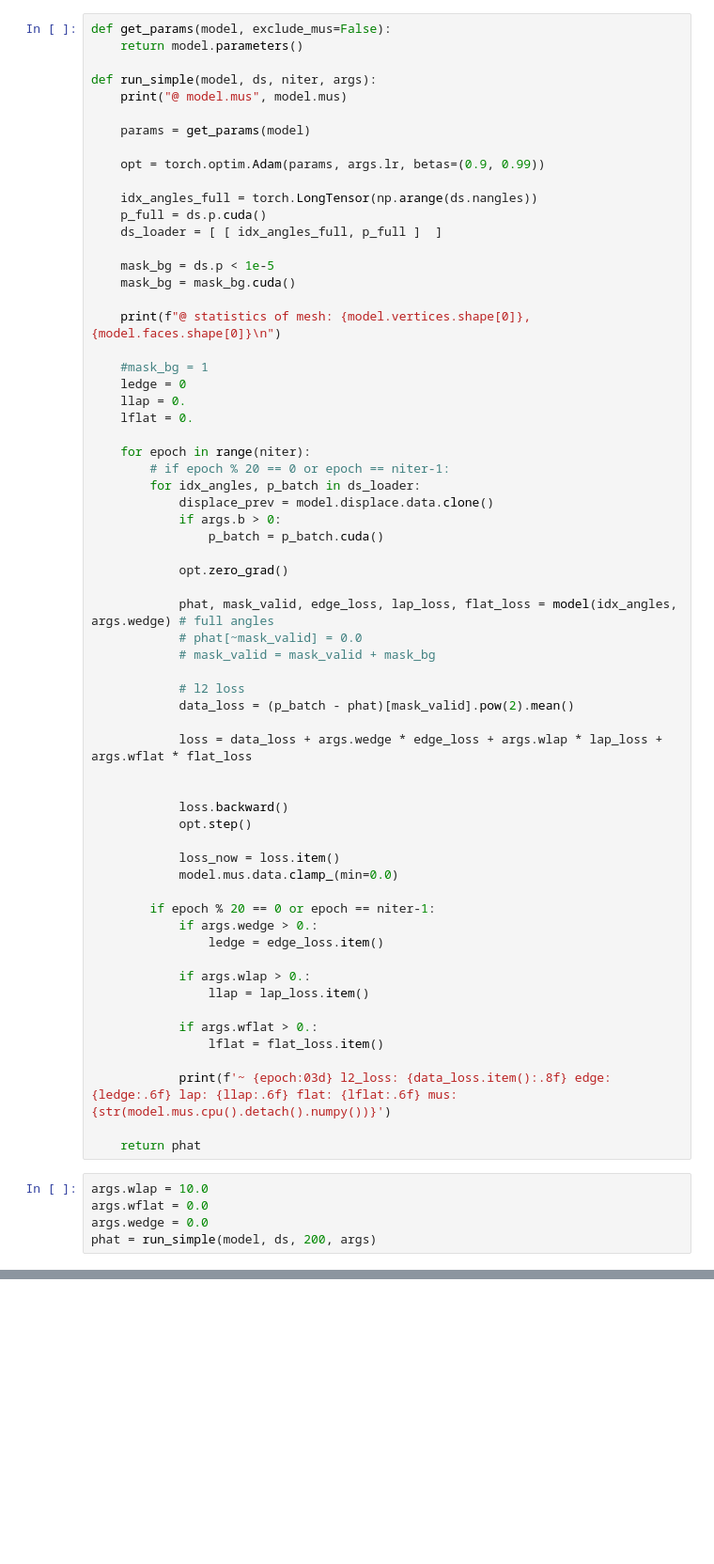
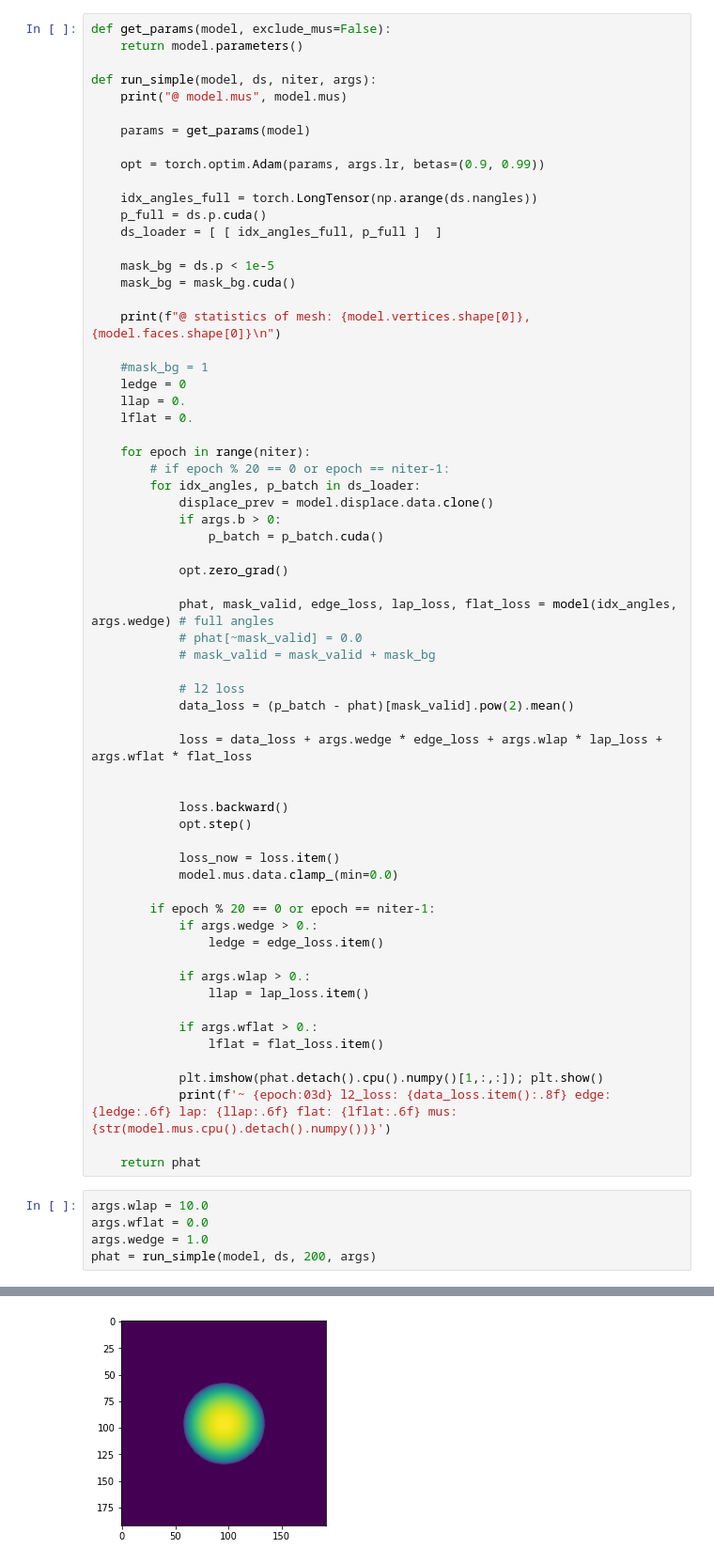
Before and after one commit to jakeoung/ShapeFromProjections, a Jupyter notebook: ctdr_toy_example.ipynb, the cells around one changed output, grey strips where cells are left out. Shown: that part at 94% size. Cells and saved outputs as stored; diff of their text form; blank space fills up the shorter version.

```diff
--- a/ctdr_toy_example.ipynb
+++ b/ctdr_toy_example.ipynb
@@ -148,13 +168,14 @@ def run_simple(model, ds, niter, args):
             if args.wflat > 0.:
                 lflat = flat_loss.item()
 
+            plt.imshow(phat.detach().cpu().numpy()[1,:,:]); plt.show()
             print(f'~ {epoch:03d} l2_loss: {data_loss.item():.8f} edge: {ledge:.6f} lap: {llap:.6f} flat: {lflat:.6f} mus: {str(model.mus.cpu().detach().numpy())}')
 
     return phat
 # %%
 args.wlap = 10.0
 args.wflat = 0.0
-args.wedge = 0.0
+args.wedge = 1.0
 phat = run_simple(model, ds, 200, args)
 # %% [output]
 @ model.mus Parameter containing:
@@ -179,0 +184 @@ ndead nneg phat.min and max_v: 1 1 -3.63, 1.63
+[figure, added]
```
Also changed, not shown: parts of 6 cells of this notebook.
